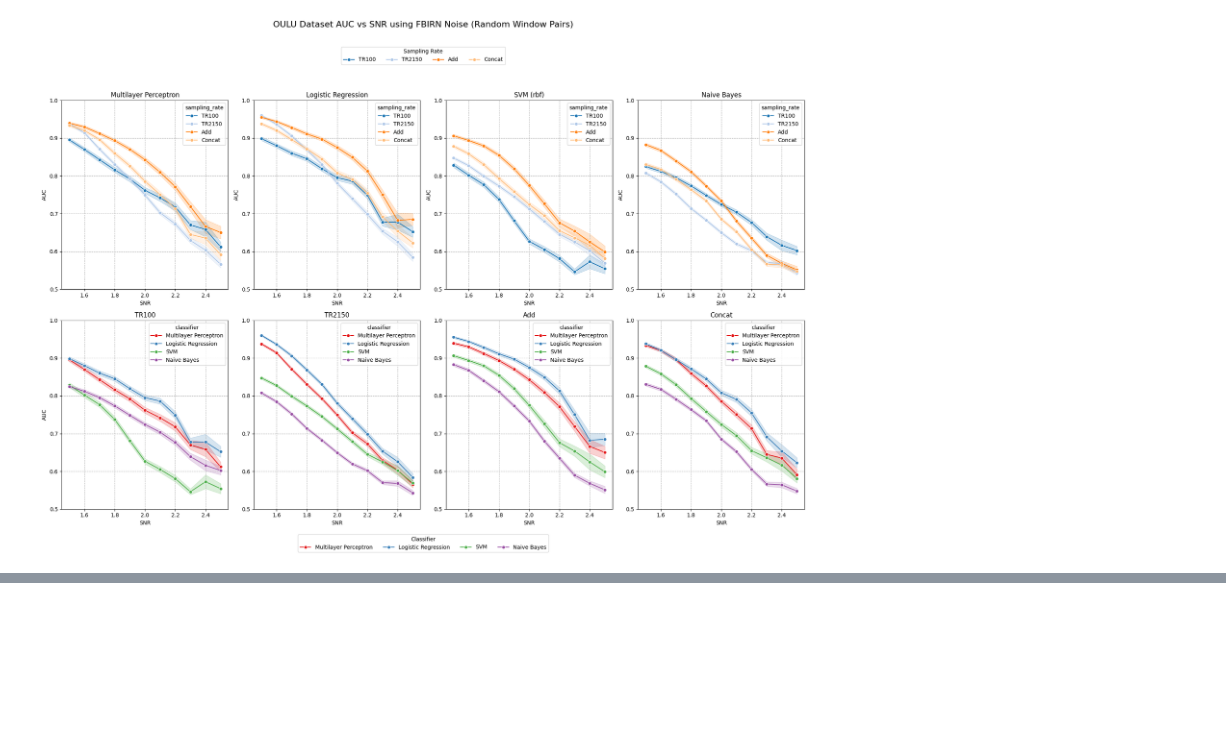
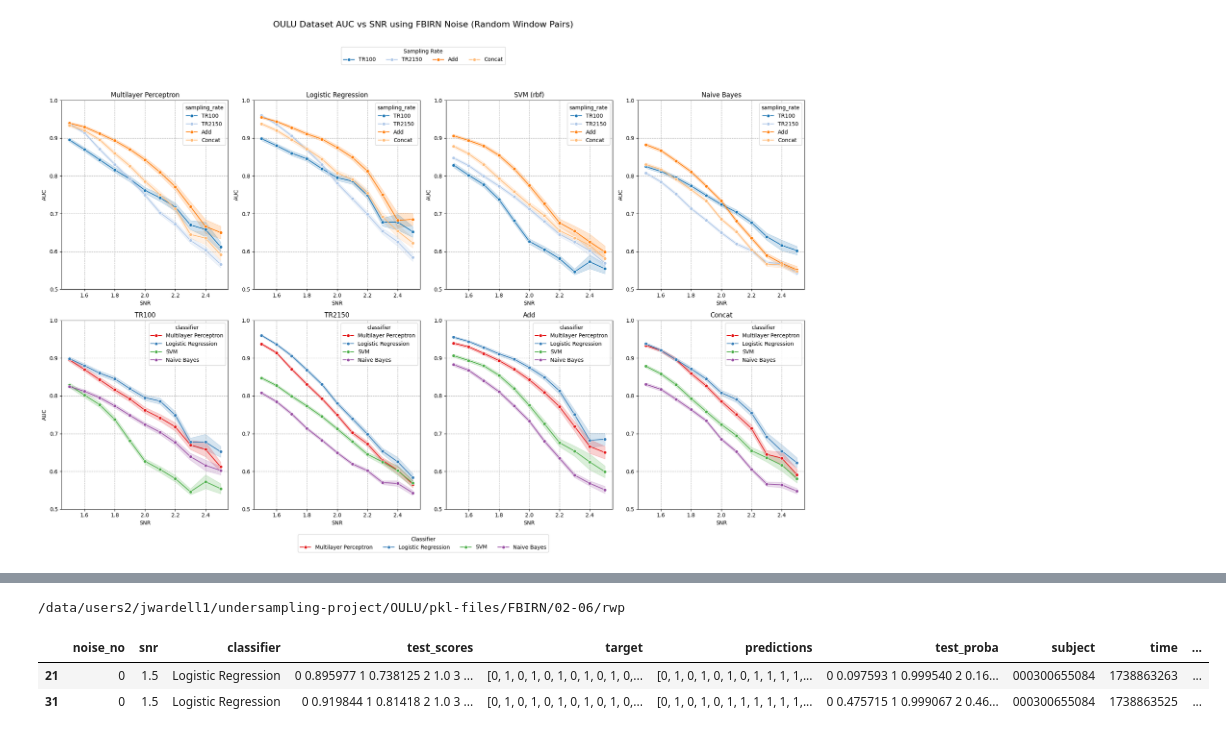
Before and after one commit to neuroneural/undersampling-project, a Jupyter notebook: scripts/plot.ipynb, the cells around one changed output, grey strips where cells are left out. Drawn from its saved outputs; the diff is of its cells as text; code cells hidden in the pictures; blank space fills up the shorter version.

```diff
--- a/scripts/plot.ipynb
+++ b/scripts/plot.ipynb
@@ -312,0 +470,46 @@ else:
+# %%
+import os
+import glob
+import pandas as pd
+import numpy as np
+
+signal_dataset = 'oulu'
+noise_dataset = 'fbirn'
+kernel_type = 'rbf'
+date = '02-06'
+window_pairs = True
+
+if window_pairs:
+    pkl_dir = f'/data/users2/jwardell1/undersampling-project/{signal_dataset.upper()}/pkl-files/{noise_dataset.upper()}/{date}/rwp'
+
+print(pkl_dir)
+
+# Function to load and process data
+def load_data(pattern, sampling_rate):
+    joined_files = os.path.join(pkl_dir, pattern)
+    joined_list = glob.glob(joined_files)
+    data_frames = []
+    for file in joined_list:
+        try:
+            df = pd.read_pickle(file)
+            df['sampling_rate'] = sampling_rate
+            df['subject_id'] = file.split('_')[5].split('.')[0]
+            data_frames.append(df)
+        except Exception as e:
+            print(f"Error loading {file}: {e}")
+    return pd.concat(data_frames, ignore_index=True) if data_frames else pd.DataFrame()
+
+# Load data for all sampling rates
+sr1 = load_data('sr1_*.pkl', 'sr1')
+sr2 = load_data('sr2_*.pkl', 'sr2')
+concat = load_data('concat_*.pkl', 'concat')
+add = load_data('add_*.pkl', 'add')
+
+# Combine all data
+all_data = pd.concat([sr1, sr2, concat, add], ignore_index=True)
+all_data[(all_data['sampling_rate'] == 'sr2') & (all_data['snr'] == 1.5)]
+# %% [output]
+/data/users2/jwardell1/undersampling-project/OULU/pkl-files/FBIRN/02-06/rwp
+|  | noise_no | snr | classifier | test_scores | target | predictions | test_proba | subject | time | ... |
+| 21 | 0 | 1.5 | Logistic Regression | 0 0.895977 1 0.738125 2 1.0 3 ... | [0, 1, 0, 1, 0, 1, 0, 1, 0, 1, 0,... | [0, 1, 0, 1, 0, 1, 0, 1, 1, 1, 1,... | 0 0.097593 1 0.999540 2 0.16... | 000300655084 | 1738863263 | ... |
+| 31 | 0 | 1.5 | Logistic Regression | 0 0.919844 1 0.81418 2 1.0 3 ... | [0, 1, 0, 1, 0, 1, 0, 1, 0, 1, 0,... | [0, 1, 0, 1, 0, 1, 1, 1, 1, 1, 1,... | 0 0.475715 1 0.999067 2 0.46... | 000300655084 | 1738863525 | ... |
```
Also changed, not shown: parts of 5 cells of this notebook, 21 other files.
